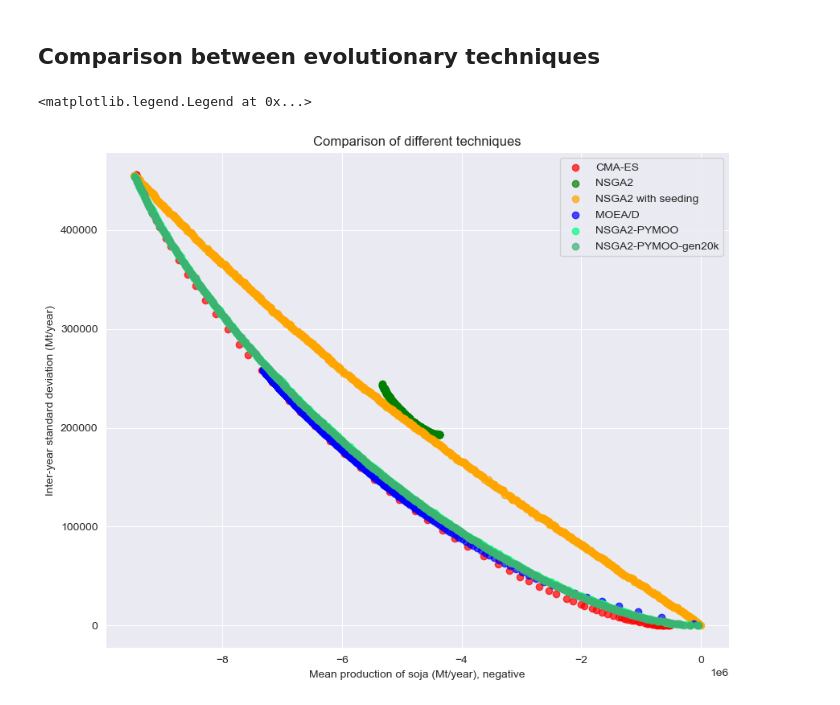
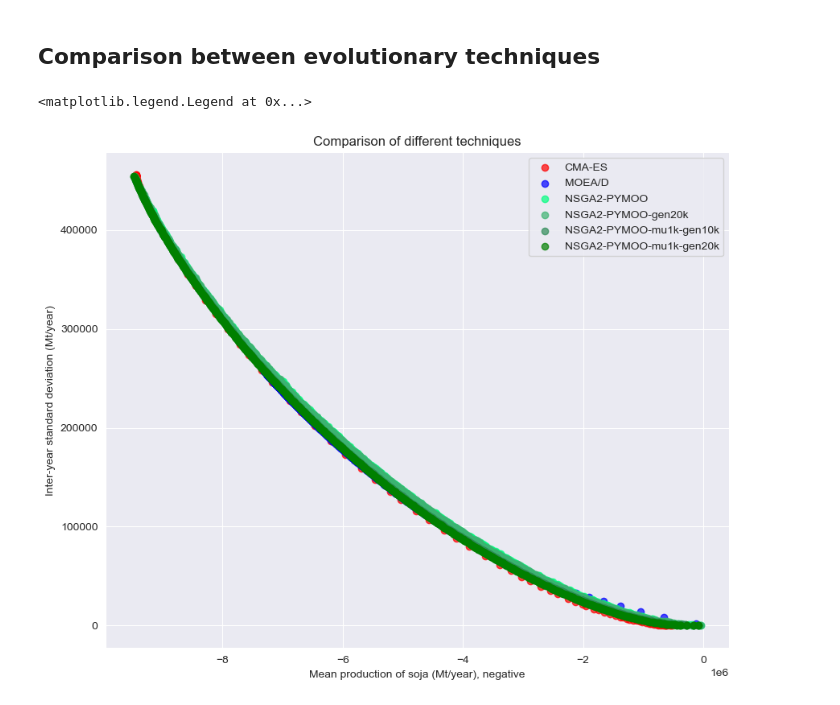
Before and after one commit to albertotonda/optimization-crop-allocation, a Jupyter notebook: src/plot_figures.ipynb, the cells around one changed output. Saved outputs shown, nothing was run; the diff lists cells and outputs as text; code cells hidden in the pictures.

```diff
--- a/src/plot_figures.ipynb
+++ b/src/plot_figures.ipynb
@@ -265,30 +265,38 @@ sns.set_style('darkgrid')
 # %%
 df_cmaes = pd.read_csv("../results/A_nsga2_eu27_pv/cmaes/results.csv")
 df_nsga2 = pd.read_csv("../results/A_nsga2_eu27_pv/nsga2-inspyred-mu500-no-seeding/42-archive.csv")
 df_nsga2_seeding = pd.read_csv("../results/A_nsga2_eu27_pv/nsga2-inspyred-mu500-seeding/42-archive.csv")
 #df_moead = pd.read_csv("../results/A_nsga2_eu27_pv/moead-mu1500-generations100k/results.csv")
 #df_moead = pd.read_csv("2024-07-31-15-29-07-mean_soja-std_soja-MOEAD/results.csv")
 df_moead = pd.read_csv("../results/A_nsga2_eu27_pv/moead-mu1500-generations20k-objectives-min0/results.csv")
 df_nsga2_pymoo = pd.read_csv("../results/A_nsga2_eu27_pv/nsga2-pymoo-mu500-generations10k-no-seeding/results.csv")
 df_nsga2_pymoo_20k = pd.read_csv("../results/A_nsga2_eu27_pv/nsga2-pymoo-mu500-generations20k-no-seeding/results.csv")
+df_nsga2_pymoo_mu1k = pd.read_csv("../results/A_nsga2_eu27_pv/nsga2-pymoo-mu1k-generations10k-no-seeding/results.csv")
+df_nsga2_pymoo_mu1k_20k = pd.read_csv(
+"../results/A_nsga2_eu27_pv/nsga2-pymoo-mu1k-generations20k-no-seeding/results.csv"
+)
 
 fig, ax = plt.subplots(figsize=(10,8))
 ax.scatter(df_cmaes["mean_soja"].values * (-1), df_cmaes["std_soja"], color='red',
            alpha=0.7, label="CMA-ES")
-ax.scatter(df_nsga2["mean_soja"].values, df_nsga2["std_soja"].values, color='green',
-           alpha=0.7, label="NSGA2")
-ax.scatter(df_nsga2_seeding["mean_soja"].values, df_nsga2_seeding["std_soja"].values, color='orange',
-          alpha=0.7, label="NSGA2 with seeding")
+#ax.scatter(df_nsga2["mean_soja"].values, df_nsga2["std_soja"].values, color='green',
+#           alpha=0.7, label="NSGA2")
+#ax.scatter(df_nsga2_seeding["mean_soja"].values, df_nsga2_seeding["std_soja"].values, color='orange',
+#          alpha=0.7, label="NSGA2 with seeding")
 ax.scatter(-1 * df_moead["mean_soja"].values, df_moead["std_soja"].values, color='blue',
            alpha=0.7, label="MOEA/D")
 ax.scatter(df_nsga2_pymoo["mean_soja"].values, df_nsga2_pymoo["std_soja"].values, color='springgreen',
            alpha=0.7, label="NSGA2-PYMOO")
 ax.scatter(-1 * df_nsga2_pymoo_20k["mean_soja"].values, df_nsga2_pymoo_20k["std_soja"].values, color='mediumseagreen',
           alpha=0.7, label="NSGA2-PYMOO-gen20k")
+ax.scatter(-1 * df_nsga2_pymoo_mu1k["mean_soja"].values, df_nsga2_pymoo_mu1k["std_soja"].values, color='seagreen',
+          alpha=0.7, label="NSGA2-PYMOO-mu1k-gen10k")
+ax.scatter(-1 * df_nsga2_pymoo_mu1k_20k["mean_soja"].values, df_nsga2_pymoo_mu1k_20k["std_soja"].values, color='green',
+          alpha=0.7, label="NSGA2-PYMOO-mu1k-gen20k")
 ax.set_title("Comparison of different techniques")
 ax.set_xlabel("Mean production of soja (Mt/year), negative")
 ax.set_ylabel("Inter-year standard deviation (Mt/year)")
 ax.legend(loc='best')
 # %% [output]
 <matplotlib.legend.Legend at 0x...>
-[figure, old version]
+[figure, new version]
```
Also changed, not shown: 2 other files.
